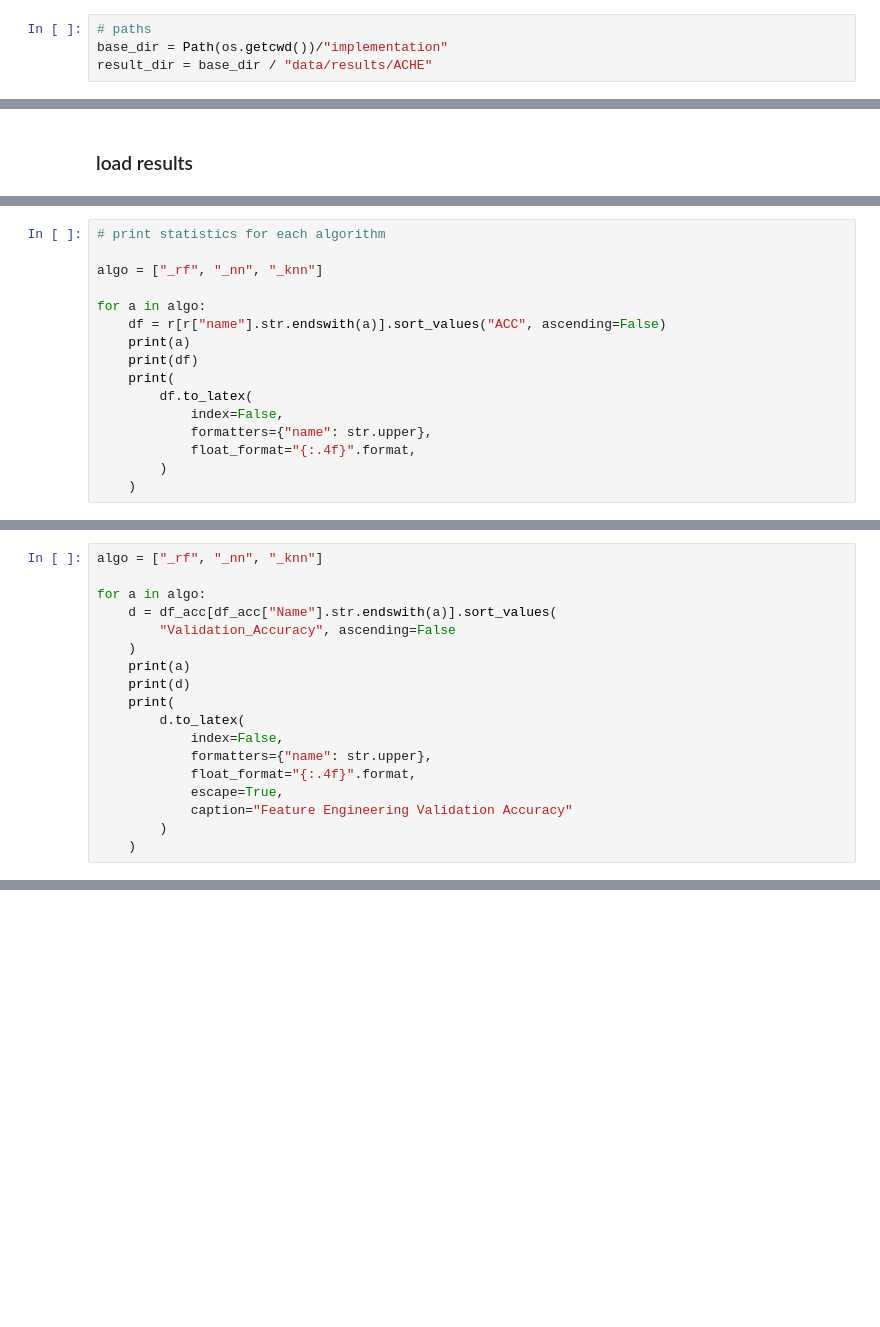
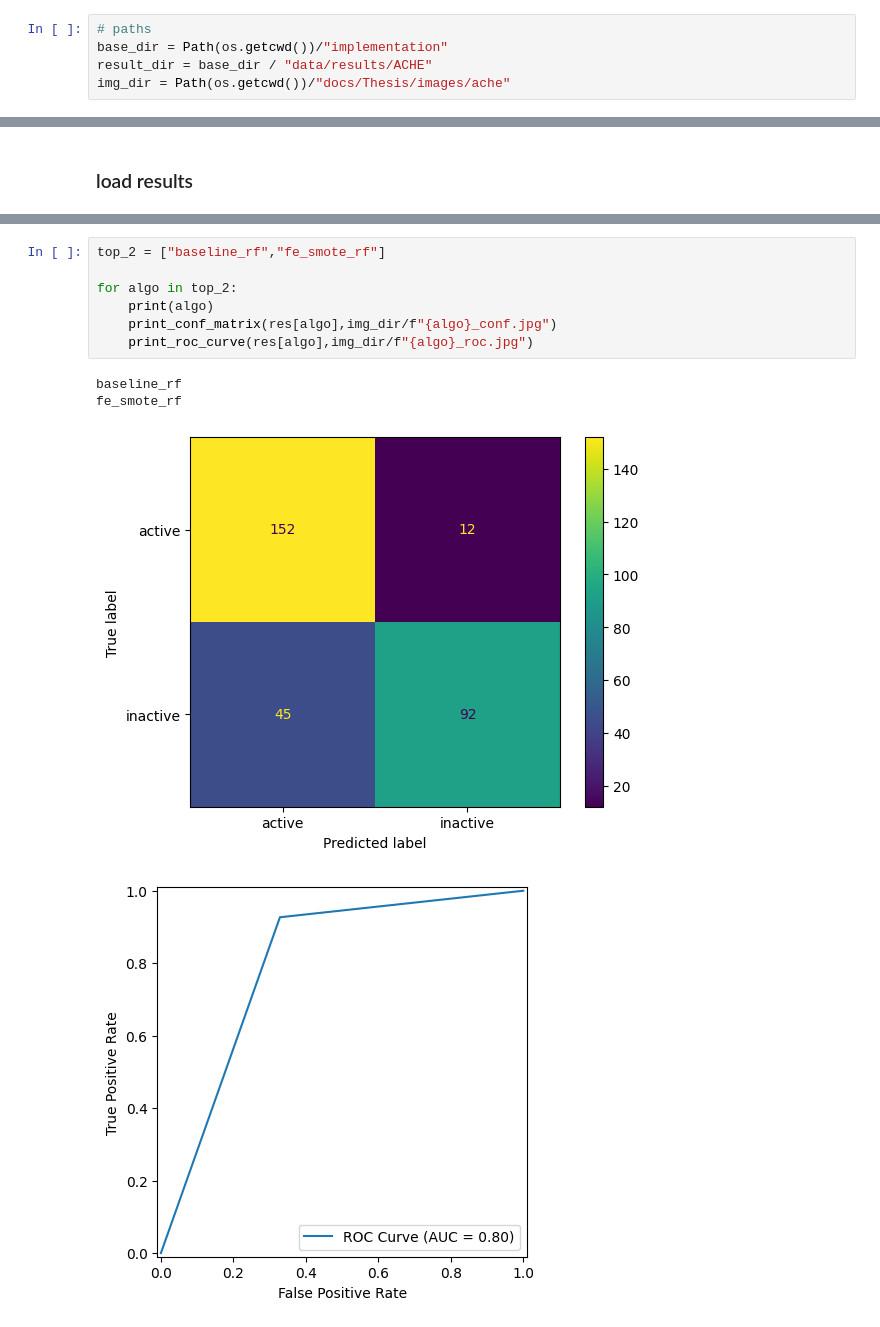
Before and after one commit to michabirklbauer/activity_prediction, a Jupyter notebook: implementation/notebooks/evaluation/ache_eval.ipynb, the cells around one changed output, grey strips where cells are left out. Drawn from its saved outputs; the diff is of its cells as text; blank space fills up the shorter version.

```diff
--- a/implementation/notebooks/evaluation/ache_eval.ipynb
+++ b/implementation/notebooks/evaluation/ache_eval.ipynb
@@ -17,6 +17,7 @@ from pathlib import Path
 # paths
 base_dir = Path(os.getcwd())/"implementation"
 result_dir = base_dir / "data/results/ACHE"
+img_dir = Path(os.getcwd())/"docs/Thesis/images/ache"
 # %%
 def calc_metrics_from_result_df(df: pd.DataFrame, name: str):
     label = df["LABEL"]
@@ -140,16 +135,0 @@ r.sort_values("ACC",ascending=False)
-# %%
-# print statistics for each algorithm
-
-algo = ["_rf", "_nn", "_knn"]
-
-for a in algo:
-    df = r[r["name"].str.endswith(a)].sort_values("ACC", ascending=False)
-    print(a)
-    print(df)
-    print(
-        df.to_latex(
-            index=False,
-            formatters={"name": str.upper},
-            float_format="{:.4f}".format,
-        )
-    )
@@ -197,18 +135,0 @@ df_acc
-# %%
-algo = ["_rf", "_nn", "_knn"]
-
-for a in algo:
-    d = df_acc[df_acc["Name"].str.endswith(a)].sort_values(
-        "Validation_Accuracy", ascending=False
-    )
-    print(a)
-    print(d)
-    print(
-        d.to_latex(
-            index=False,
-            formatters={"name": str.upper},
-            float_format="{:.4f}".format,
-            escape=True,
-            caption="Feature Engineering Validation Accuracy"
-        )
-    )
@@ -264,0 +136,12 @@ fe\_freq\_nn & 0.7180 \\
+# %%
+top_2 = ["baseline_rf","fe_smote_rf"]
+
+for algo in top_2:
+    print(algo)
+    print_conf_matrix(res[algo],img_dir/f"{algo}_conf.jpg")
+    print_roc_curve(res[algo],img_dir/f"{algo}_roc.jpg")
+# %% [output]
+baseline_rf
+fe_smote_rf
+[figure, added]
+[figure, added]
```
Also changed, not shown: parts of 10 cells of this notebook, 21 other files.
